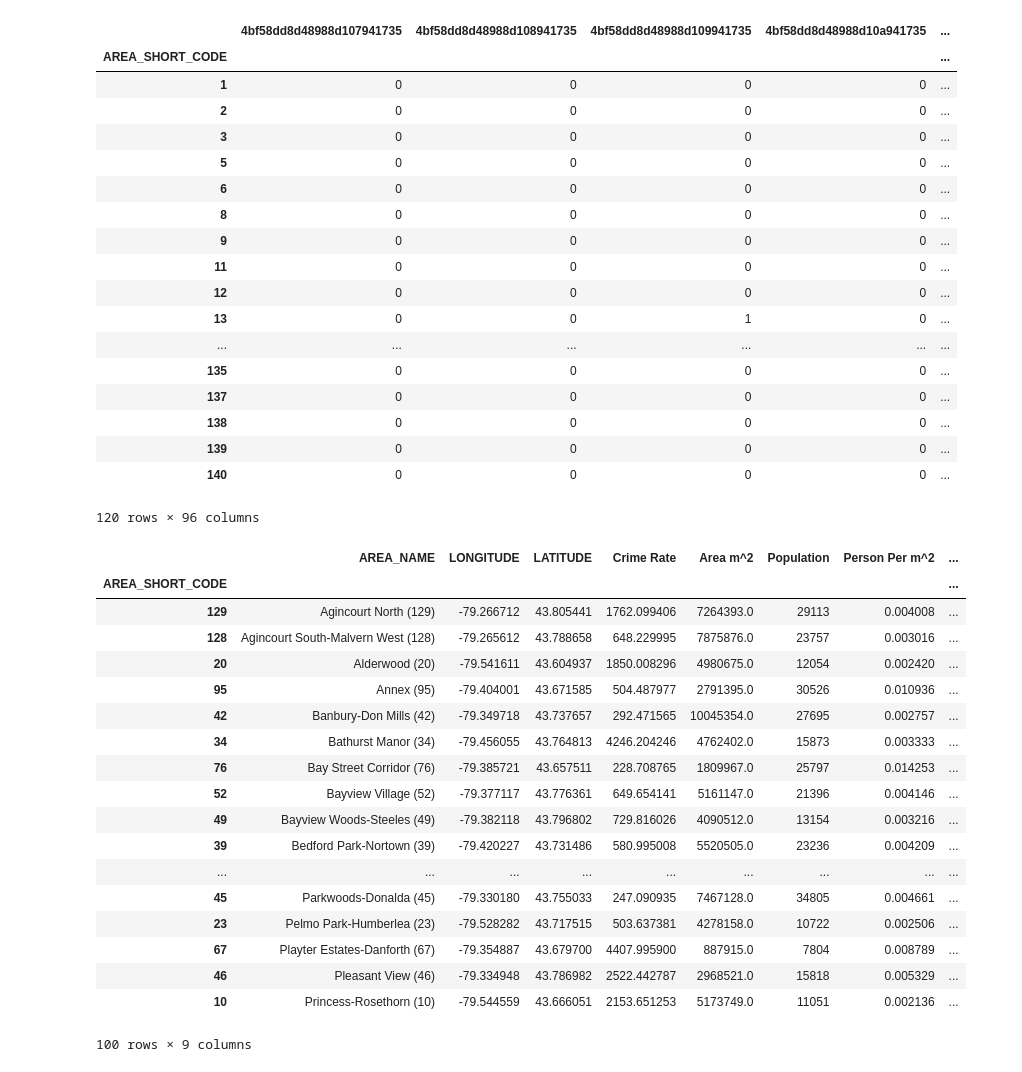
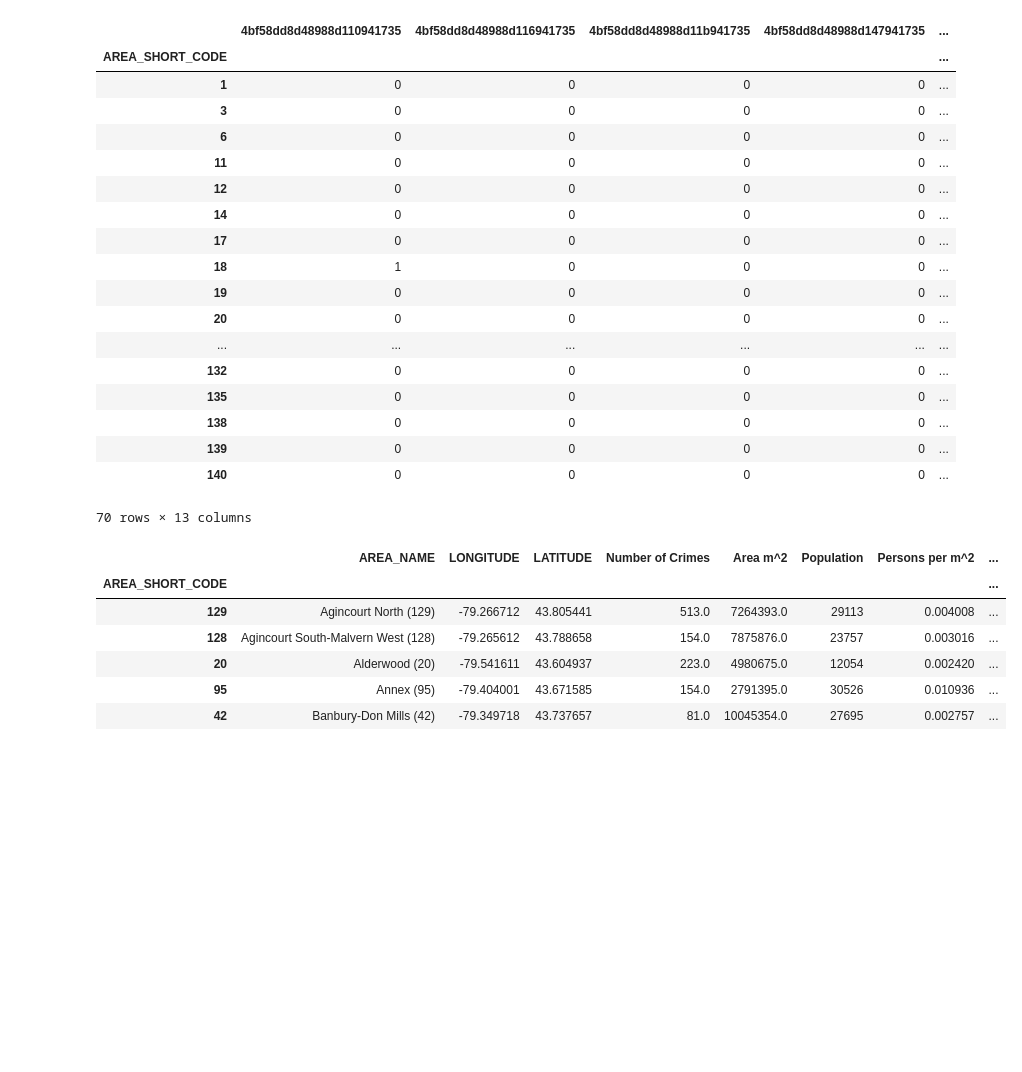
Before and after one commit to DirkFritz/Coursera_Capstone, a Jupyter notebook: FinalProject.ipynb, the cells around one changed output. Cells and saved outputs as stored; diff of their text form; code cells hidden in the pictures; blank space fills up the shorter version.

```diff
--- a/FinalProject.ipynb
+++ b/FinalProject.ipynb
@@ -59,13 +68,12 @@ neighborhoods2=neighborhoods2.set_index("AREA_SHORT_CODE")
 crimeData = pd.read_csv(f"https://raw.githubusercontent.com/DirkFritz/Coursera_Capstone/master/Neighbourhood_Crime_Rates_Boundary_File.csv")
 #crimeData
 # %%
-neighborhoods2["Crime Rate"]= 0
+neighborhoods2["Number of Crimes"]= 0
 for idx, row in crimeData.iterrows():
     hoodId = crimeData.loc[idx,"Hood_ID"]
     crimeRate = crimeData.loc[idx,"Assault_2018"] + crimeData.loc[idx,"Auto_Theft_2018"] + crimeData.loc[idx,"BreakandEnter_2018"] + crimeData.loc[idx,"Robbery_2018"] + crimeData.loc[idx,"Theft_Over_2018"] + crimeData.loc[idx,"Homicide_2018"]
-    neighborhoods2.loc[hoodId,"Crime Rate"]=crimeRate
+    neighborhoods2.loc[hoodId,"Number of Crimes"]=crimeRate
    # neighborhoods2.loc[hoodId,"AREA_NAME"]=crimeData.loc[idx,"Neighbourhood"]
    # print(str(idx) + " "+str(hoodId) + " " + "N "+str(neighborhoods2.loc[hoodId,"Crime Rate"]) + str(neighborhoods2.loc[hoodId,"AREA_NAME"]) )
-#neighborhoods2.sort_values("AREA_NAME", ascending=True)
-neighborhoods2
+neighborhoods2.sort_values("AREA_NAME", ascending=True).head(5)
 # %% [output]
@@ -188,13 +167,13 @@ Name: 2, Length: 140, dtype: object
 # %%
 neighborhoods2=neighborhoods2.fillna(0)
-crimeToPop =neighborhoods2[["AREA_NAME","Crime Rate"]]
-crimeToPop.loc[:,"Person Per m^2"] = neighborhoods2["Population"]/neighborhoods2["Area m^2"]
-neighborhoods2.loc[:,"Person Per m^2"]= neighborhoods2["Population"]/neighborhoods2["Area m^2"]
-neighborhoods2.loc[:,"Crime Rate"]= (neighborhoods2["Crime Rate"]/neighborhoods2["Population"])*100000
+crimeToPop =neighborhoods2[["AREA_NAME","Number of Crimes"]]
+crimeToPop.loc[:,"Persons per m^2"] = neighborhoods2["Population"]/neighborhoods2["Area m^2"]
+neighborhoods2.loc[:,"Persons per m^2"]= neighborhoods2["Population"]/neighborhoods2["Area m^2"]
+#neighborhoods2.loc[:,"Crime Rate"]= (neighborhoods2["Crime Rate"]/neighborhoods2["Population"])*100000
 
-crimeToPop.plot(kind='scatter', x='Crime Rate', y='Person Per m^2', figsize=(10, 6), color='red')
-crimeToPop.sort_values("Person Per m^2", ascending=False)
-neighborhoods2
+crimeToPop.plot(kind='scatter', x='Number of Crimes', y='Persons per m^2', figsize=(10, 6), color='red')
+crimeToPop.sort_values("Persons per m^2", ascending=False)
+neighborhoods2.sort_values("AREA_NAME", ascending=True).head(5)
 # %% [output]
 A value is trying to be set on a copy of a slice from a DataFrame.
 Try using .loc[row_indexer,col_indexer] = value instead
@@ -228,6 +195,6 @@ See the caveats in the documentation: http://pandas.pydata.org/pandas-docs/stabl
 # %%
 CLIENT_ID = "WKQBB1DZI22C3IPI4ADEQIKOA1PYAITSAN3NIY3VLMFTNSMG" # your Foursquare ID
-CLIENT_SECRET = 'LTVCWEBBOCNZYZX4K35HI4Z25HE2XQTT4GJ2DWOK21HIPIOC' # your Foursquare Secret
+CLIENT_SECRET = 'IMZYT4BECBUVICSHJJIHHY00F1I221IO3JOUCAF10RVHBWM3' # your Foursquare Secret
 VERSION = '20180605' # Foursquare API version
 
 print('Your credentails:')
@@ -284,8 +251,9 @@ def getNearbyVenues(hoodId, names, latitudes, longitudes,categoryId, radius=500)
 
 
 LIMIT = 500 # limit of number of venues returned by Foursquare API
-radius = 750 # define radius
-categoryId = "4d4b7105d754a06374d81259"
+radius = 500 # define radius
+#categoryId = "4d4b7105d754a06374d81259"
+categoryId = "4bf58dd8d48988d1ca941735"
 
 area_venues = getNearbyVenues(hoodId=neighborhoods2['AREA_SHORT_CODE'], names=neighborhoods2['AREA_NAME'],
                                    latitudes=neighborhoods2['LATITUDE'],
@@ -329,56 +297,44 @@ area_grouped = area_grouped.set_index('AREA_SHORT_CODE')
 area_grouped_sum = area_grouped_sum.set_index('AREA_SHORT_CODE')
 area_grouped_sum
 # %% [output]
-|  | 4bf58dd8d48988d107941735 | 4bf58dd8d48988d108941735 | 4bf58dd8d48988d109941735 | 4bf58dd8d48988d10a941735 | ... |
+|  | 4bf58dd8d48988d110941735 | 4bf58dd8d48988d116941735 | 4bf58dd8d48988d11b941735 | 4bf58dd8d48988d147941735 | ... |
 | AREA_SHORT_CODE |  |  |  |  | ... |
 | 1 | 0 | 0 | 0 | 0 | ... |
-| 2 | 0 | 0 | 0 | 0 | ... |
 | 3 | 0 | 0 | 0 | 0 | ... |
-| 5 | 0 | 0 | 0 | 0 | ... |
 | 6 | 0 | 0 | 0 | 0 | ... |
-| 8 | 0 | 0 | 0 | 0 | ... |
-| 9 | 0 | 0 | 0 | 0 | ... |
 | 11 | 0 | 0 | 0 | 0 | ... |
 | 12 | 0 | 0 | 0 | 0 | ... |
-| 13 | 0 | 0 | 1 | 0 | ... |
+| 14 | 0 | 0 | 0 | 0 | ... |
+| 17 | 0 | 0 | 0 | 0 | ... |
+| 18 | 1 | 0 | 0 | 0 | ... |
+| 19 | 0 | 0 | 0 | 0 | ... |
+| 20 | 0 | 0 | 0 | 0 | ... |
 | ... | ... | ... | ... | ... | ... |
+| 132 | 0 | 0 | 0 | 0 | ... |
 | 135 | 0 | 0 | 0 | 0 | ... |
-| 137 | 0 | 0 | 0 | 0 | ... |
 | 138 | 0 | 0 | 0 | 0 | ... |
 | 139 | 0 | 0 | 0 | 0 | ... |
 | 140 | 0 | 0 | 0 | 0 | ... |
-120 rows × 96 columns
+70 rows × 13 columns
 # %%
-neighborhoods2["Probability Venue"]=0
+#neighborhoods2["Probability Venue"]=0
 neighborhoods2["Sum Venue"]=0
 neighborhoods2 = neighborhoods2.set_index('AREA_SHORT_CODE')
 
 for hoodId, row in area_grouped.iterrows():
     #print(neighborhoods2.loc[hoodId, "AREA_NAME"] + str(area_grouped.loc[hoodId,"4bf58dd8d48988d1ca941735"]))
-    neighborhoods2.loc[hoodId, "Probability Venue"]=area_grouped.loc[hoodId,"4bf58dd8d48988d1ca941735"]
+   # neighborhoods2.loc[hoodId, "Probability Venue"]=area_grouped.loc[hoodId,"4bf58dd8d48988d1ca941735"]
     neighborhoods2.loc[hoodId, "Sum Venue"]=area_grouped_sum.loc[hoodId,"4bf58dd8d48988d1ca941735"]
-neighborhoods2.head(100)
+neighborhoods2.head(5)
 #area_grouped
 # %% [output]
-|  | AREA_NAME | LONGITUDE | LATITUDE | Crime Rate | Area m^2 | Population | Person Per m^2 | ... |
+|  | AREA_NAME | LONGITUDE | LATITUDE | Number of Crimes | Area m^2 | Population | Persons per m^2 | ... |
 | AREA_SHORT_CODE |  |  |  |  |  |  |  | ... |
-| 129 | Agincourt North (129) | -79.266712 | 43.805441 | 1762.099406 | 7264393.0 | 29113 | 0.004008 | ... |
-| 128 | Agincourt South-Malvern West (128) | -79.265612 | 43.788658 | 648.229995 | 7875876.0 | 23757 | 0.003016 | ... |
-| 20 | Alderwood (20) | -79.541611 | 43.604937 | 1850.008296 | 4980675.0 | 12054 | 0.002420 | ... |
-| 95 | Annex (95) | -79.404001 | 43.671585 | 504.487977 | 2791395.0 | 30526 | 0.010936 | ... |
-| 42 | Banbury-Don Mills (42) | -79.349718 | 43.737657 | 292.471565 | 10045354.0 | 27695 | 0.002757 | ... |
-| 34 | Bathurst Manor (34) | -79.456055 | 43.764813 | 4246.204246 | 4762402.0 | 15873 | 0.003333 | ... |
-| 76 | Bay Street Corridor (76) | -79.385721 | 43.657511 | 228.708765 | 1809967.0 | 25797 | 0.014253 | ... |
-| 52 | Bayview Village (52) | -79.377117 | 43.776361 | 649.654141 | 5161147.0 | 21396 | 0.004146 | ... |
-| 49 | Bayview Woods-Steeles (49) | -79.382118 | 43.796802 | 729.816026 | 4090512.0 | 13154 | 0.003216 | ... |
-| 39 | Bedford Park-Nortown (39) | -79.420227 | 43.731486 | 580.995008 | 5520505.0 | 23236 | 0.004209 | ... |
-| ... | ... | ... | ... | ... | ... | ... | ... | ... |
-| 45 | Parkwoods-Donalda (45) | -79.330180 | 43.755033 | 247.090935 | 7467128.0 | 34805 | 0.004661 | ... |
-| 23 | Pelmo Park-Humberlea (23) | -79.528282 | 43.717515 | 503.637381 | 4278158.0 | 10722 | 0.002506 | ... |
-| 67 | Playter Estates-Danforth (67) | -79.354887 | 43.679700 | 4407.995900 | 887915.0 | 7804 | 0.008789 | ... |
-| 46 | Pleasant View (46) | -79.334948 | 43.786982 | 2522.442787 | 2968521.0 | 15818 | 0.005329 | ... |
-| 10 | Princess-Rosethorn (10) | -79.544559 | 43.666051 | 2153.651253 | 5173749.0 | 11051 | 0.002136 | ... |
+| 129 | Agincourt North (129) | -79.266712 | 43.805441 | 513.0 | 7264393.0 | 29113 | 0.004008 | ... |
+| 128 | Agincourt South-Malvern West (128) | -79.265612 | 43.788658 | 154.0 | 7875876.0 | 23757 | 0.003016 | ... |
+| 20 | Alderwood (20) | -79.541611 | 43.604937 | 223.0 | 4980675.0 | 12054 | 0.002420 | ... |
+| 95 | Annex (95) | -79.404001 | 43.671585 | 154.0 | 2791395.0 | 30526 | 0.010936 | ... |
+| 42 | Banbury-Don Mills (42) | -79.349718 | 43.737657 | 81.0 | 10045354.0 | 27695 | 0.002757 | ... |
-100 rows × 9 columns
 # %%
 from sklearn.preprocessing import StandardScaler
 
```
Also changed, not shown: parts of 24 cells of this notebook.
